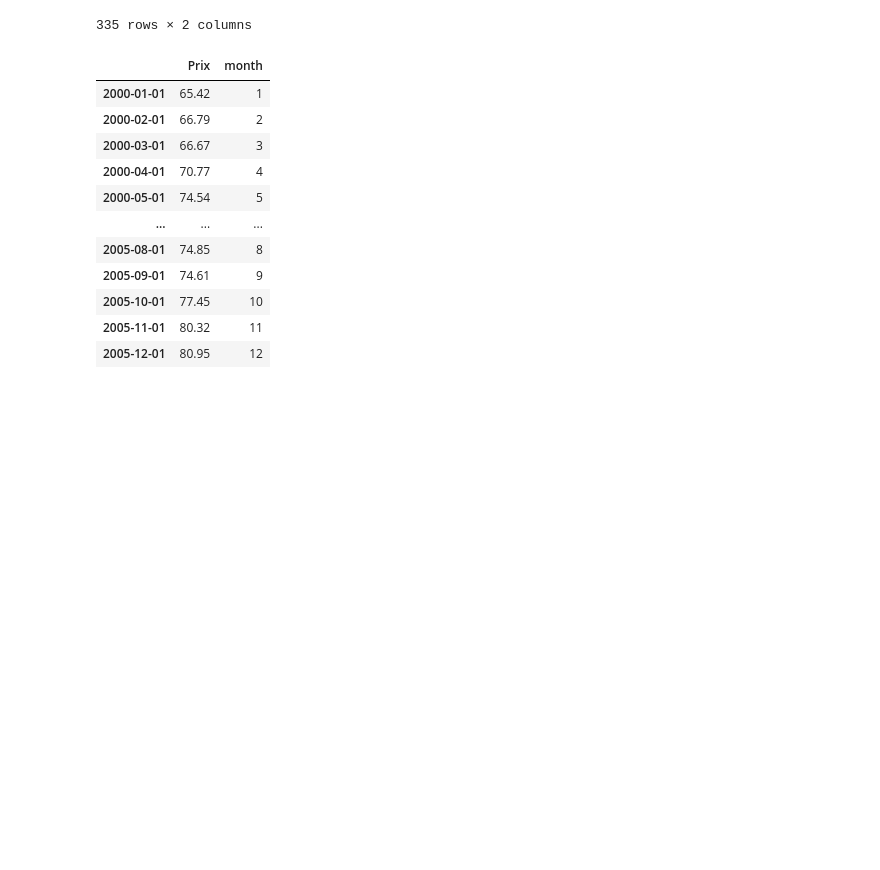
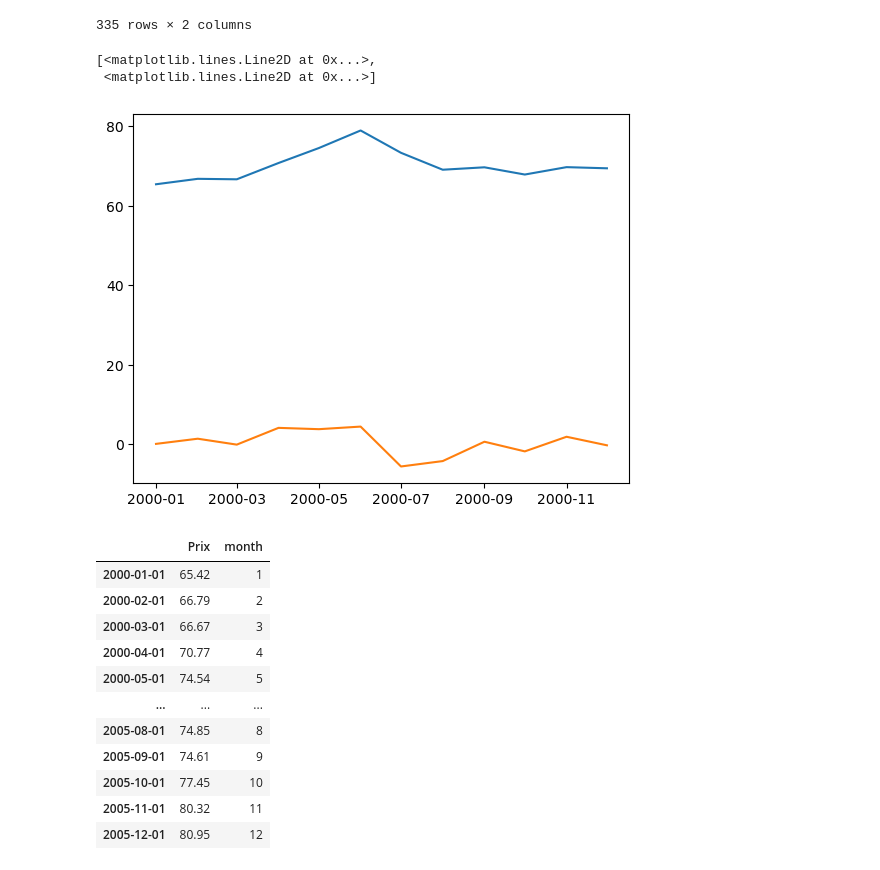
Before and after one commit to NathanVnh/Projet-Python, a Jupyter notebook: fruits.ipynb, the cells around one changed output. Drawn from its saved outputs; the diff is of its cells as text; code cells hidden in the pictures; blank space fills up the shorter version.

Commit message:
mini changement fruit
rajout d'un test de visualisation sur une année

```diff
--- a/fruits.ipynb
+++ b/fruits.ipynb
@@ -214,6 +214,12 @@ st
 df_filtered = st['2000-01-01':'2005-12-01']
 # %%
 petit = st['2000-01-01':'2000-12-01']
+# %%
+plt.plot(petit)
+# %% [output]
+[<matplotlib.lines.Line2D at 0x...>,
+ <matplotlib.lines.Line2D at 0x...>]
+[figure, added]
 # %%
 df_filtered
 # %% [output]
```
